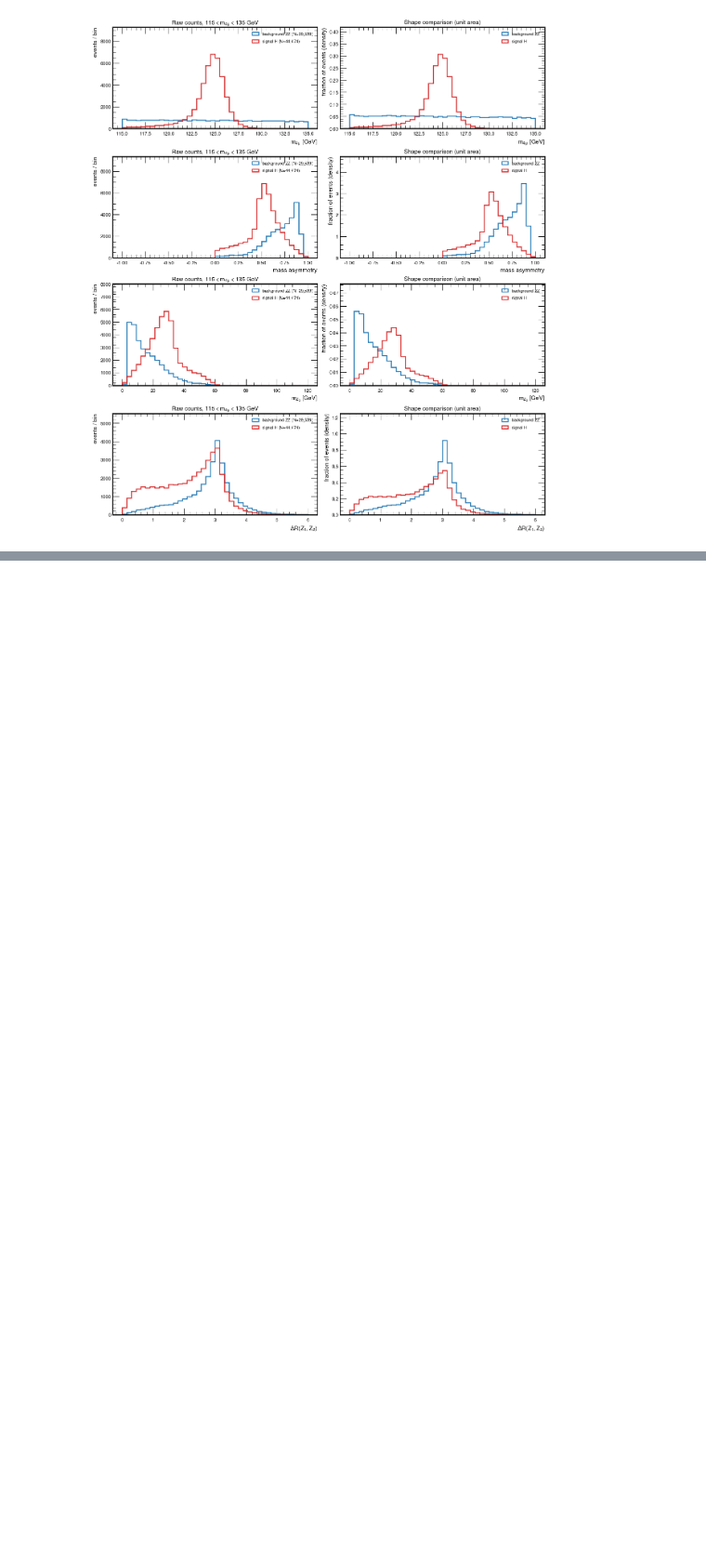
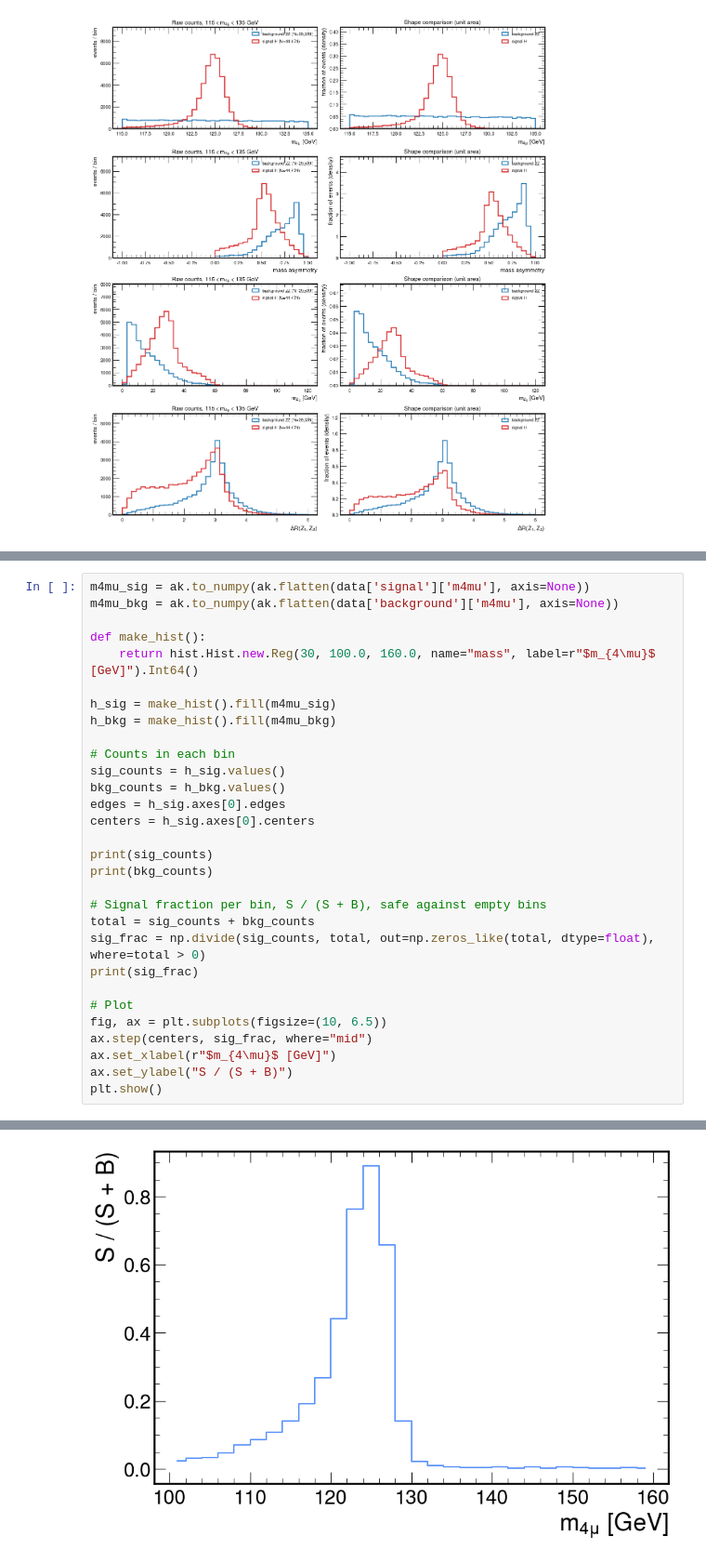
Before and after one commit to BrendenE-NNC/Operation-Higgs, a Jupyter notebook: HiggsEverythingStuff.ipynb, the cells around one changed output, grey strips where cells are left out. Shown at 93% size. Drawn from its saved outputs; the diff is of its cells as text; blank space fills up the shorter version.

Commit message:
S / S+B plot (sort of)

```diff
--- a/HiggsEverythingStuff.ipynb
+++ b/HiggsEverythingStuff.ipynb
@@ -636,3 +636,34 @@ Cut: 442195
 Mean: 215.68
 Std dev: 141.27
 [figure]
+# %%
+m4mu_sig = ak.to_numpy(ak.flatten(data['signal']['m4mu'], axis=None))
+m4mu_bkg = ak.to_numpy(ak.flatten(data['background']['m4mu'], axis=None))
+
+def make_hist():
+    return hist.Hist.new.Reg(30, 100.0, 160.0, name="mass", label=r"$m_{4\mu}$ [GeV]").Int64()
+
+h_sig = make_hist().fill(m4mu_sig)
+h_bkg = make_hist().fill(m4mu_bkg)
+
+# Counts in each bin
+sig_counts = h_sig.values()
+bkg_counts = h_bkg.values()
+edges = h_sig.axes[0].edges
+centers = h_sig.axes[0].centers
+
+print(sig_counts)
+print(bkg_counts)
+
+# Signal fraction per bin, S / (S + B), safe against empty bins
+total = sig_counts + bkg_counts
+sig_frac = np.divide(sig_counts, total, out=np.zeros_like(total, dtype=float), where=total > 0)
+print(sig_frac)
+
+# Plot
+fig, ax = plt.subplots(figsize=(10, 6.5))
+ax.step(centers, sig_frac, where="mid")
+ax.set_xlabel(r"$m_{4\mu}$ [GeV]")
+ax.set_ylabel("S / (S + B)")
+plt.show()
+# %% [output]
@@ -638,0 +681 @@ Std dev: 141.27
+[figure, added]
```
Also changed, not shown: parts of 2 cells of this notebook.
